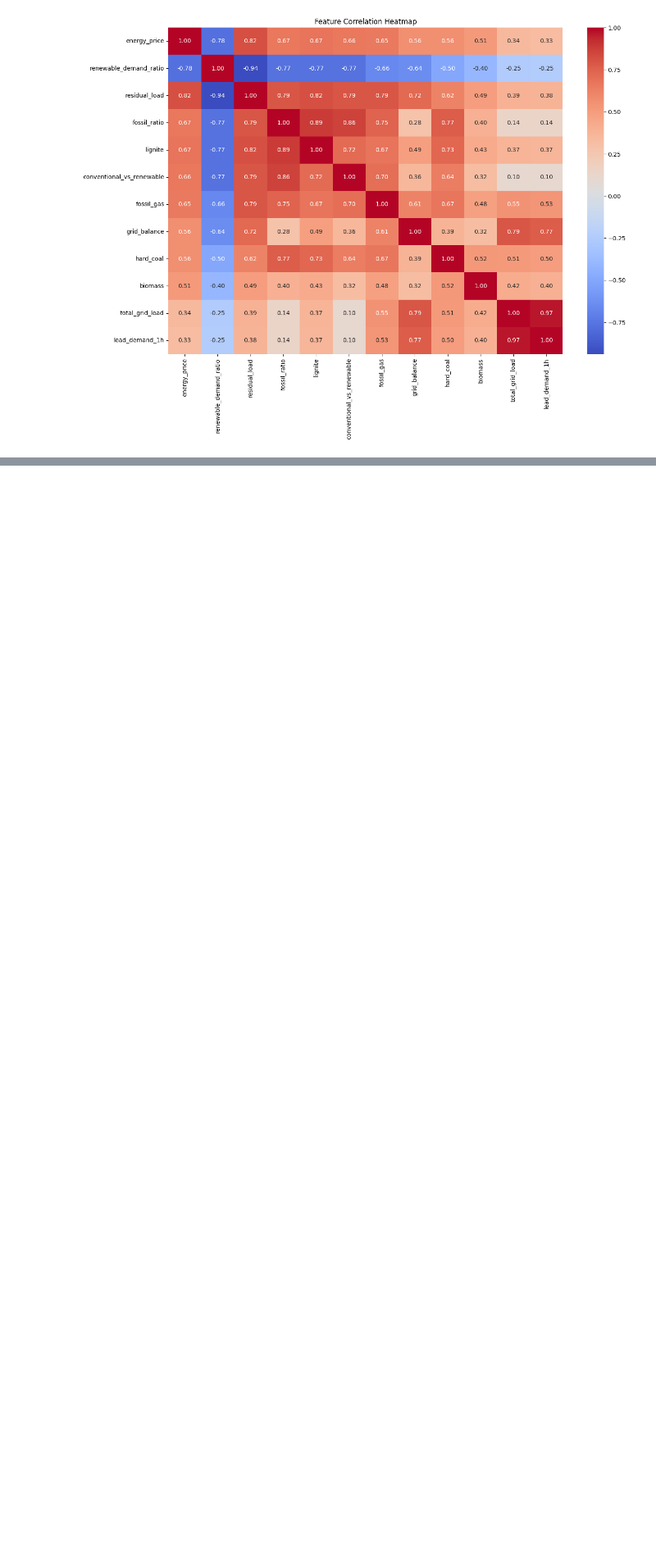
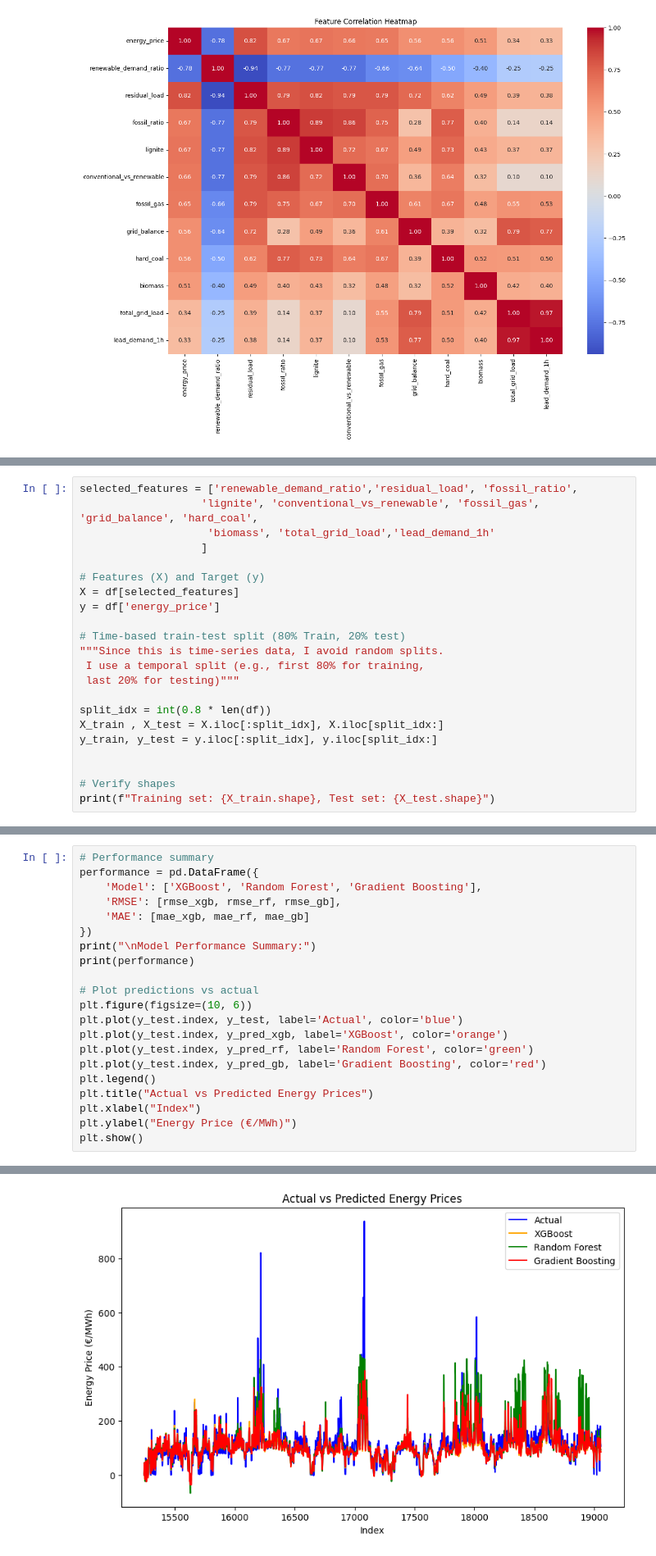
Before and after one commit to apostleoffinance/Energy-Price-Forecast, a Jupyter notebook: Notebooks/forecast_model.ipynb, the cells around one changed output, grey strips where cells are left out. Shown at 82% size. Drawn from its saved outputs; the diff is of its cells as text; blank space fills up the shorter version.

```diff
--- a/Notebooks/forecast_model.ipynb
+++ b/Notebooks/forecast_model.ipynb
@@ -160,0 +162,22 @@ X
+# %%
+selected_features = ['renewable_demand_ratio','residual_load', 'fossil_ratio',
+                   'lignite', 'conventional_vs_renewable', 'fossil_gas', 'grid_balance', 'hard_coal',
+                    'biomass', 'total_grid_load','lead_demand_1h'
+                   ]
+
+# Features (X) and Target (y)
+X = df[selected_features]
+y = df['energy_price']
+
+# Time-based train-test split (80% Train, 20% test)
+"""Since this is time-series data, I avoid random splits.
+ I use a temporal split (e.g., first 80% for training,
+ last 20% for testing)"""
+
+split_idx = int(0.8 * len(df))
+X_train , X_test = X.iloc[:split_idx], X.iloc[split_idx:]
+y_train, y_test = y.iloc[:split_idx], y.iloc[split_idx:]
+
+
+# Verify shapes
+print(f"Training set: {X_train.shape}, Test set: {X_test.shape}")
@@ -160,0 +296,22 @@ X
+# %%
+# Performance summary
+performance = pd.DataFrame({
+    'Model': ['XGBoost', 'Random Forest', 'Gradient Boosting'],
+    'RMSE': [rmse_xgb, rmse_rf, rmse_gb],
+    'MAE': [mae_xgb, mae_rf, mae_gb]
+})
+print("\nModel Performance Summary:")
+print(performance)
+
+# Plot predictions vs actual
+plt.figure(figsize=(10, 6))
+plt.plot(y_test.index, y_test, label='Actual', color='blue')
+plt.plot(y_test.index, y_pred_xgb, label='XGBoost', color='orange')
+plt.plot(y_test.index, y_pred_rf, label='Random Forest', color='green')
+plt.plot(y_test.index, y_pred_gb, label='Gradient Boosting', color='red')
+plt.legend()
+plt.title("Actual vs Predicted Energy Prices")
+plt.xlabel("Index")
+plt.ylabel("Energy Price (€/MWh)")
+plt.show()
+# %% [output]
@@ -160,0 +323 @@ X
+[figure, added]
```
Also changed, not shown: parts of 15 cells of this notebook, 1 other file.
